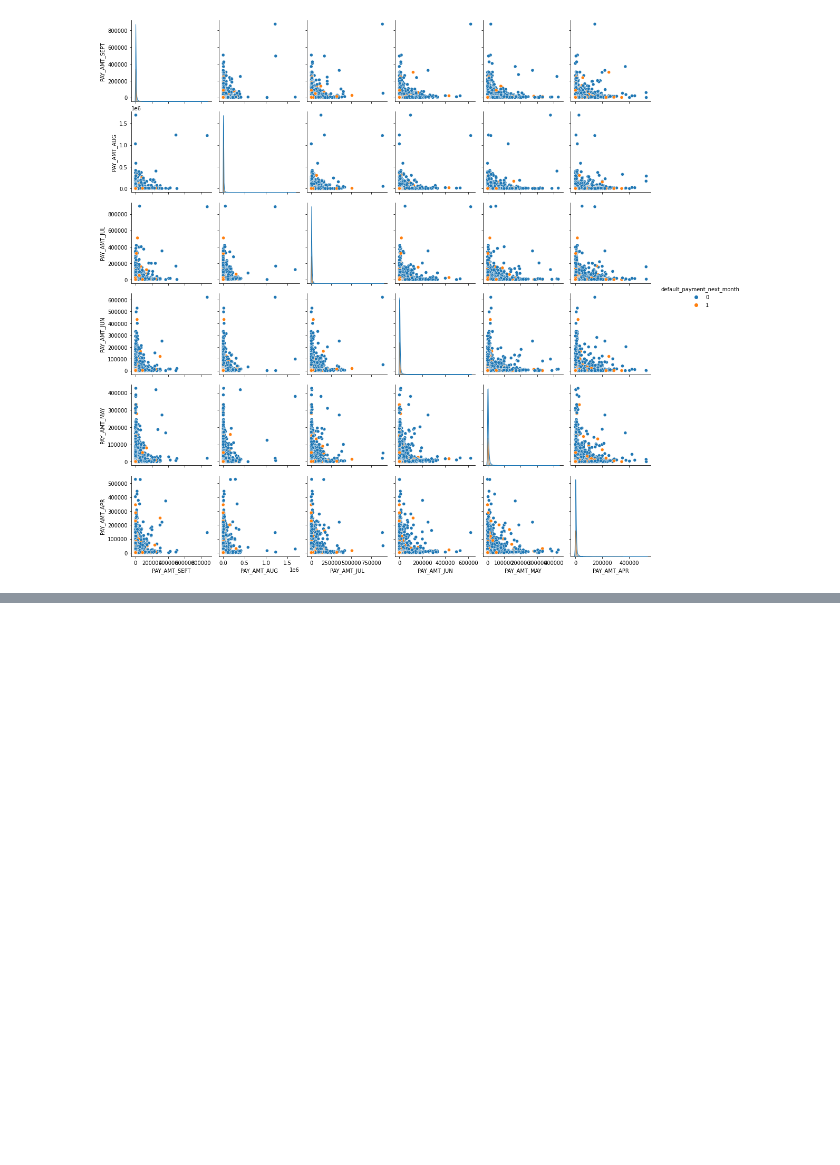
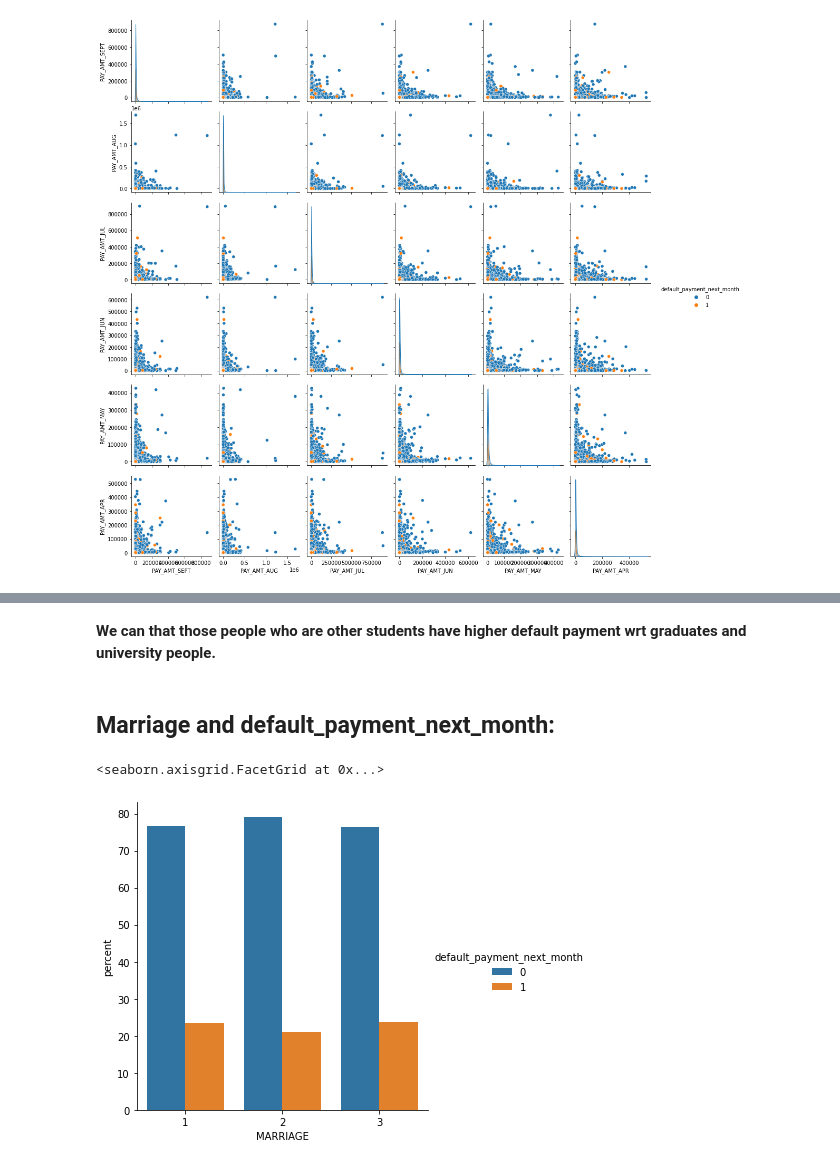
Before and after one commit to SwenFereira/Swen-Fereira-Card-Default-Prediction---Capstone-Project, a Jupyter notebook: Final_Copy_of_Swen_Fereira_Card_Default_Prediction_Capstone_Project.ipynb, the cells around one changed output, grey strips where cells are left out. Drawn from its saved outputs; the diff is of its cells as text; code cells hidden in the pictures; blank space fills up the shorter version.

```diff
--- a/Final_Copy_of_Swen_Fereira_Card_Default_Prediction_Capstone_Project.ipynb
+++ b/Final_Copy_of_Swen_Fereira_Card_Default_Prediction_Capstone_Project.ipynb
@@ -544,0 +582,18 @@ sns.pairplot(data = pay_amnt_df, hue='default_payment_next_month')
+# %% [markdown]
+**We can that those people who are other students have higher default payment wrt graduates and university people.**
+# %% [markdown]
+## Marriage and default_payment_next_month:
+# %%
+#plotting the cat plot to vizualize the data distribution related to the default_payment_next_month
+x,y = 'MARRIAGE', 'default_payment_next_month'
+
+(credit_df
+.groupby(x)[y]
+.value_counts(normalize=True)
+.mul(100)
+.rename('percent')
+.reset_index()
+.pipe((sns.catplot,'data'), x=x,y='percent',hue=y,kind='bar'))
+# %% [output]
+<seaborn.axisgrid.FacetGrid at 0x...>
+[figure, added]
```
Also changed, not shown: parts of 10 cells of this notebook.
